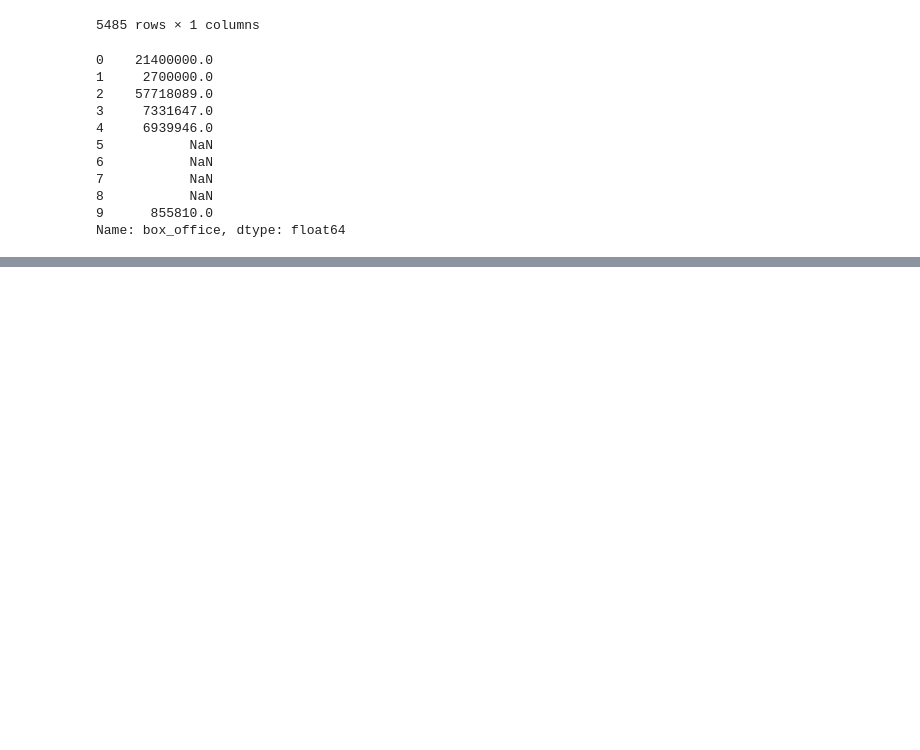
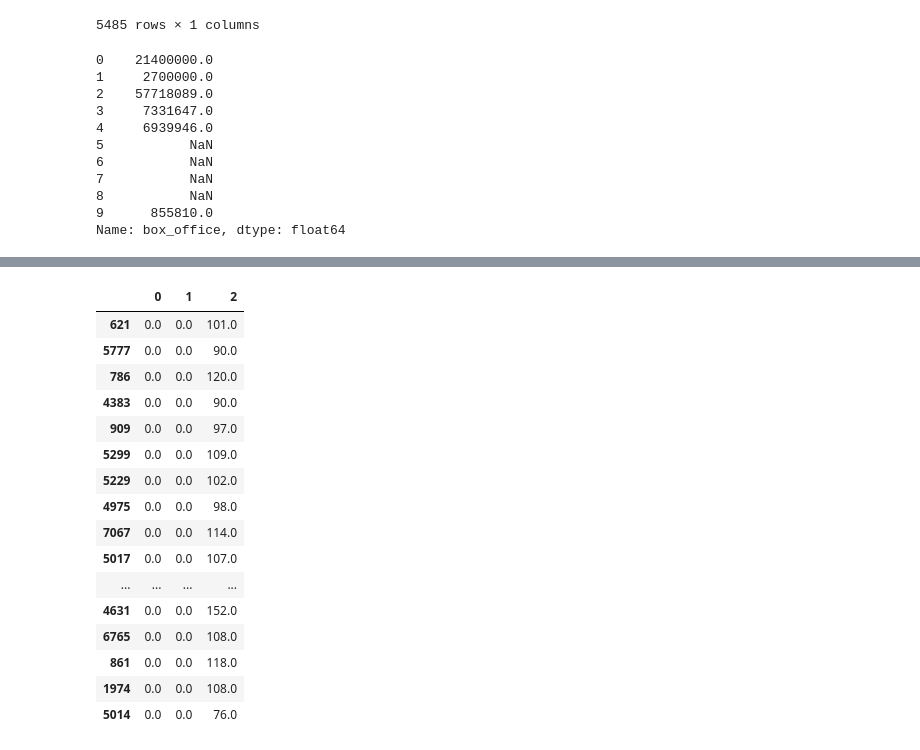
Before and after one commit to alexyang1818/bootcamp8_Movies-ETL, a Jupyter notebook: movies_etl.ipynb, the cells around one changed output, grey strips where cells are left out. Drawn from its saved outputs; the diff is of its cells as text; code cells hidden in the pictures; blank space fills up the shorter version.

```diff
--- a/movies_etl.ipynb
+++ b/movies_etl.ipynb
@@ -479,0 +683,22 @@ wiki_movies_df.columns.tolist()
+# %%
+# 'coerce' method sets empty strings into Not a Number (NaN), then 'fillna()' change NaN to 0
+running_time_extract = running_time_extract.apply(lambda col: pd.to_numeric(col, errors='coerce')).fillna(0)
+running_time_extract.sample(20)
+# %% [output]
+|  | 0 | 1 | 2 |
+| 621 | 0.0 | 0.0 | 101.0 |
+| 5777 | 0.0 | 0.0 | 90.0 |
+| 786 | 0.0 | 0.0 | 120.0 |
+| 4383 | 0.0 | 0.0 | 90.0 |
+| 909 | 0.0 | 0.0 | 97.0 |
+| 5299 | 0.0 | 0.0 | 109.0 |
+| 5229 | 0.0 | 0.0 | 102.0 |
+| 4975 | 0.0 | 0.0 | 98.0 |
+| 7067 | 0.0 | 0.0 | 114.0 |
+| 5017 | 0.0 | 0.0 | 107.0 |
+| ... | ... | ... | ... |
+| 4631 | 0.0 | 0.0 | 152.0 |
+| 6765 | 0.0 | 0.0 | 108.0 |
+| 861 | 0.0 | 0.0 | 118.0 |
+| 1974 | 0.0 | 0.0 | 108.0 |
+| 5014 | 0.0 | 0.0 | 76.0 |
```
Also changed, not shown: parts of 35 cells of this notebook.
